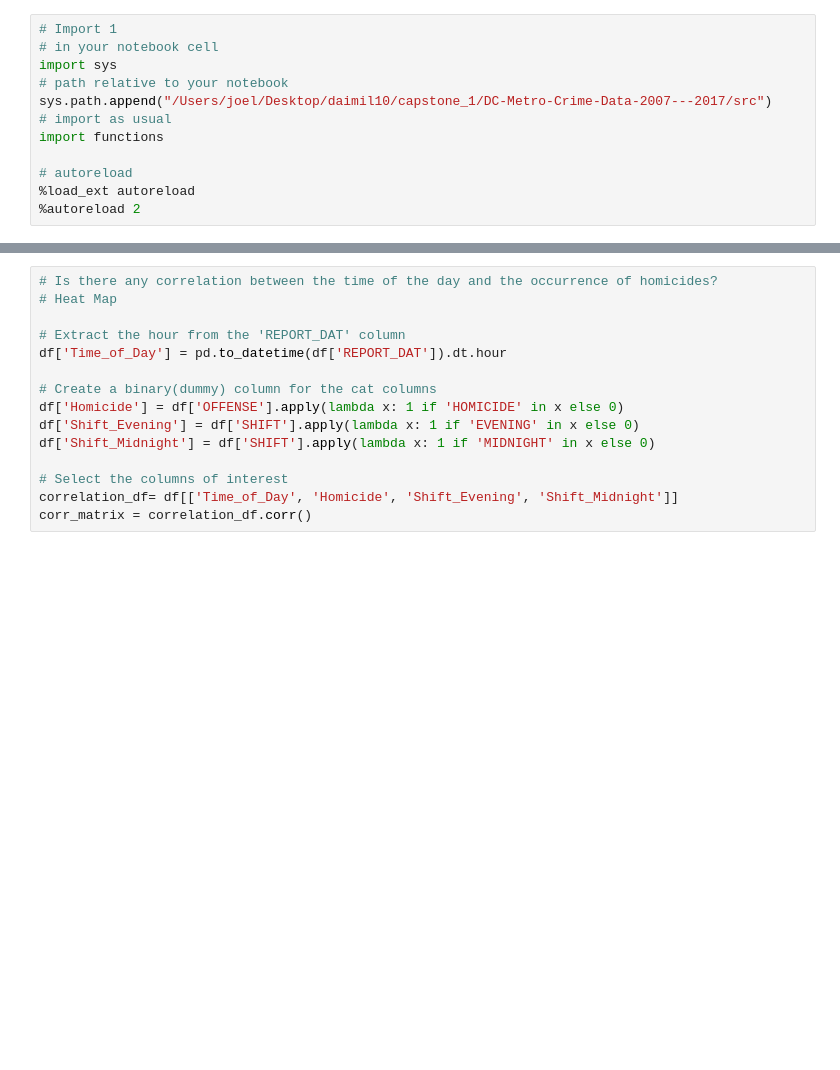
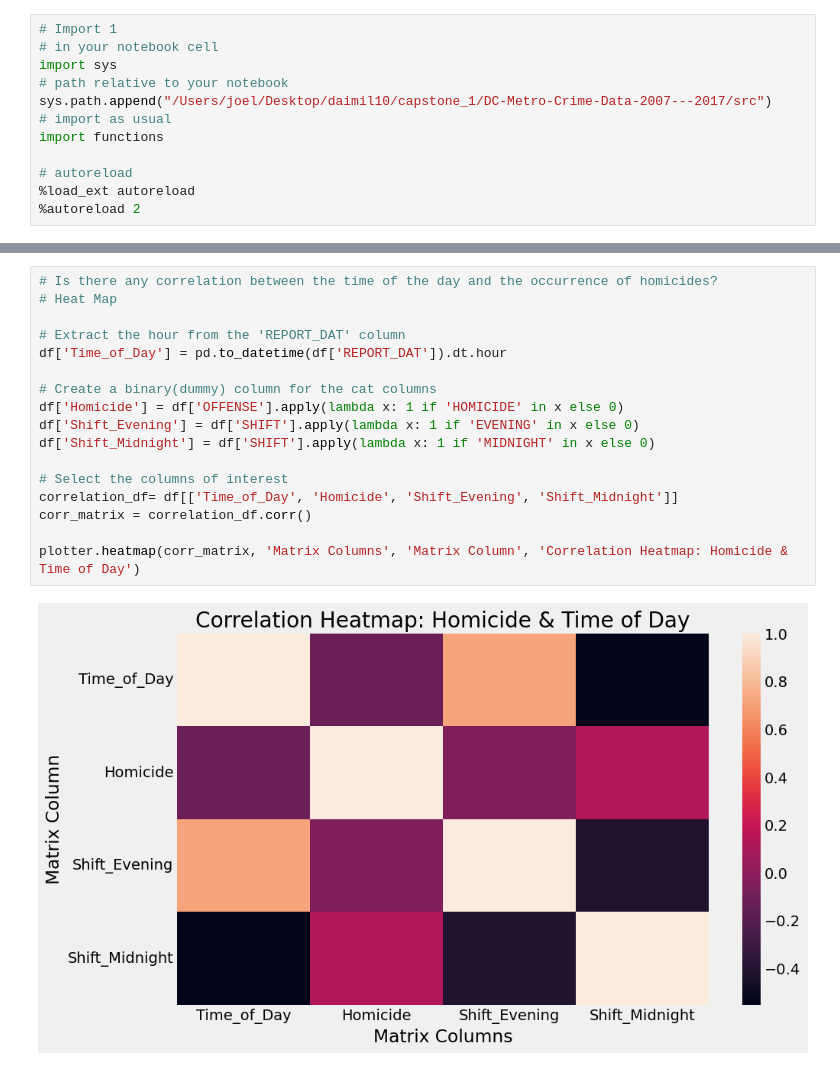
Before and after one commit to 1seanob1337/DC-Metro-Crime-Data-2007---2017, a Jupyter notebook: notebooks/work.ipynb, the cells around one changed output, grey strips where cells are left out. Drawn from its saved outputs; the diff is of its cells as text; blank space fills up the shorter version.

```diff
--- a/notebooks/work.ipynb
+++ b/notebooks/work.ipynb
@@ -111,18 +250,22 @@ homicides_by_location = homicides_df['DISTRICT'].value_counts().sort_values()
 # %%
 # Is there any correlation between the time of the day and the occurrence of homicides?
 # Heat Map
 
 # Extract the hour from the 'REPORT_DAT' column
 df['Time_of_Day'] = pd.to_datetime(df['REPORT_DAT']).dt.hour
 
 # Create a binary(dummy) column for the cat columns
 df['Homicide'] = df['OFFENSE'].apply(lambda x: 1 if 'HOMICIDE' in x else 0)
 df['Shift_Evening'] = df['SHIFT'].apply(lambda x: 1 if 'EVENING' in x else 0)
 df['Shift_Midnight'] = df['SHIFT'].apply(lambda x: 1 if 'MIDNIGHT' in x else 0)
 
 # Select the columns of interest
 correlation_df= df[['Time_of_Day', 'Homicide', 'Shift_Evening', 'Shift_Midnight']]
 corr_matrix = correlation_df.corr()
+
+plotter.heatmap(corr_matrix, 'Matrix Columns', 'Matrix Column', 'Correlation Heatmap: Homicide & Time of Day')
+# %% [output]
+[figure, added]
 # %%
 # Are homicides more likely to occur with a gun or a knife?
 # Stacked Plot
```
Also changed, not shown: parts of 17 cells of this notebook, 6 other files.
